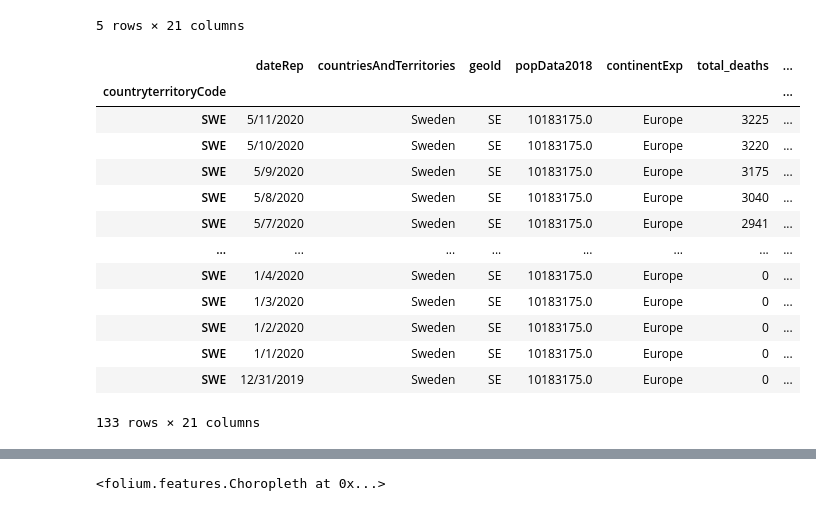
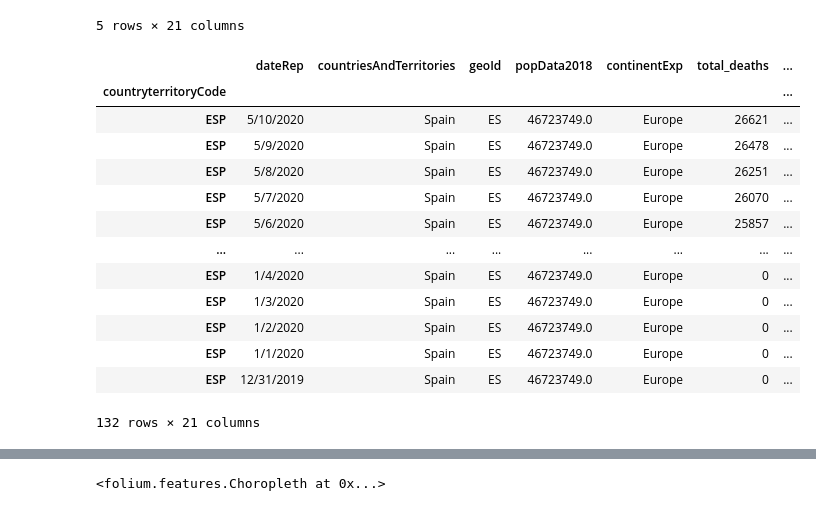
Before and after one commit to magei00/SocialData02806_2020, a Jupyter notebook: final_project/covid_data_stuff.ipynb, the cells around one changed output, grey strips where cells are left out. Cells and saved outputs as stored; diff of their text form; code cells hidden in the pictures.

```diff
--- a/final_project/covid_data_stuff.ipynb
+++ b/final_project/covid_data_stuff.ipynb
@@ -163,20 +165,20 @@ full_set.head()
 | AFG | 5/7/2020 | Afghanistan | AF | 37172386.0 | Asia | 104 | ... |
 5 rows × 21 columns
 # %%
-full_set.loc['SWE']
+full_set.loc['ESP']
 # %% [output]
 |  | dateRep | countriesAndTerritories | geoId | popData2018 | continentExp | total_deaths | ... |
 | countryterritoryCode |  |  |  |  |  |  | ... |
-| SWE | 5/11/2020 | Sweden | SE | 10183175.0 | Europe | 3225 | ... |
-| SWE | 5/10/2020 | Sweden | SE | 10183175.0 | Europe | 3220 | ... |
-| SWE | 5/9/2020 | Sweden | SE | 10183175.0 | Europe | 3175 | ... |
-| SWE | 5/8/2020 | Sweden | SE | 10183175.0 | Europe | 3040 | ... |
-| SWE | 5/7/2020 | Sweden | SE | 10183175.0 | Europe | 2941 | ... |
+| ESP | 5/10/2020 | Spain | ES | 46723749.0 | Europe | 26621 | ... |
+| ESP | 5/9/2020 | Spain | ES | 46723749.0 | Europe | 26478 | ... |
+| ESP | 5/8/2020 | Spain | ES | 46723749.0 | Europe | 26251 | ... |
+| ESP | 5/7/2020 | Spain | ES | 46723749.0 | Europe | 26070 | ... |
+| ESP | 5/6/2020 | Spain | ES | 46723749.0 | Europe | 25857 | ... |
 | ... | ... | ... | ... | ... | ... | ... | ... |
-| SWE | 1/4/2020 | Sweden | SE | 10183175.0 | Europe | 0 | ... |
-| SWE | 1/3/2020 | Sweden | SE | 10183175.0 | Europe | 0 | ... |
-| SWE | 1/2/2020 | Sweden | SE | 10183175.0 | Europe | 0 | ... |
-| SWE | 1/1/2020 | Sweden | SE | 10183175.0 | Europe | 0 | ... |
-| SWE | 12/31/2019 | Sweden | SE | 10183175.0 | Europe | 0 | ... |
+| ESP | 1/4/2020 | Spain | ES | 46723749.0 | Europe | 0 | ... |
+| ESP | 1/3/2020 | Spain | ES | 46723749.0 | Europe | 0 | ... |
+| ESP | 1/2/2020 | Spain | ES | 46723749.0 | Europe | 0 | ... |
+| ESP | 1/1/2020 | Spain | ES | 46723749.0 | Europe | 0 | ... |
+| ESP | 12/31/2019 | Spain | ES | 46723749.0 | Europe | 0 | ... |
-133 rows × 21 columns
+132 rows × 21 columns
 # %%
```
Also changed, not shown: parts of 14 cells of this notebook, 6 other files.
